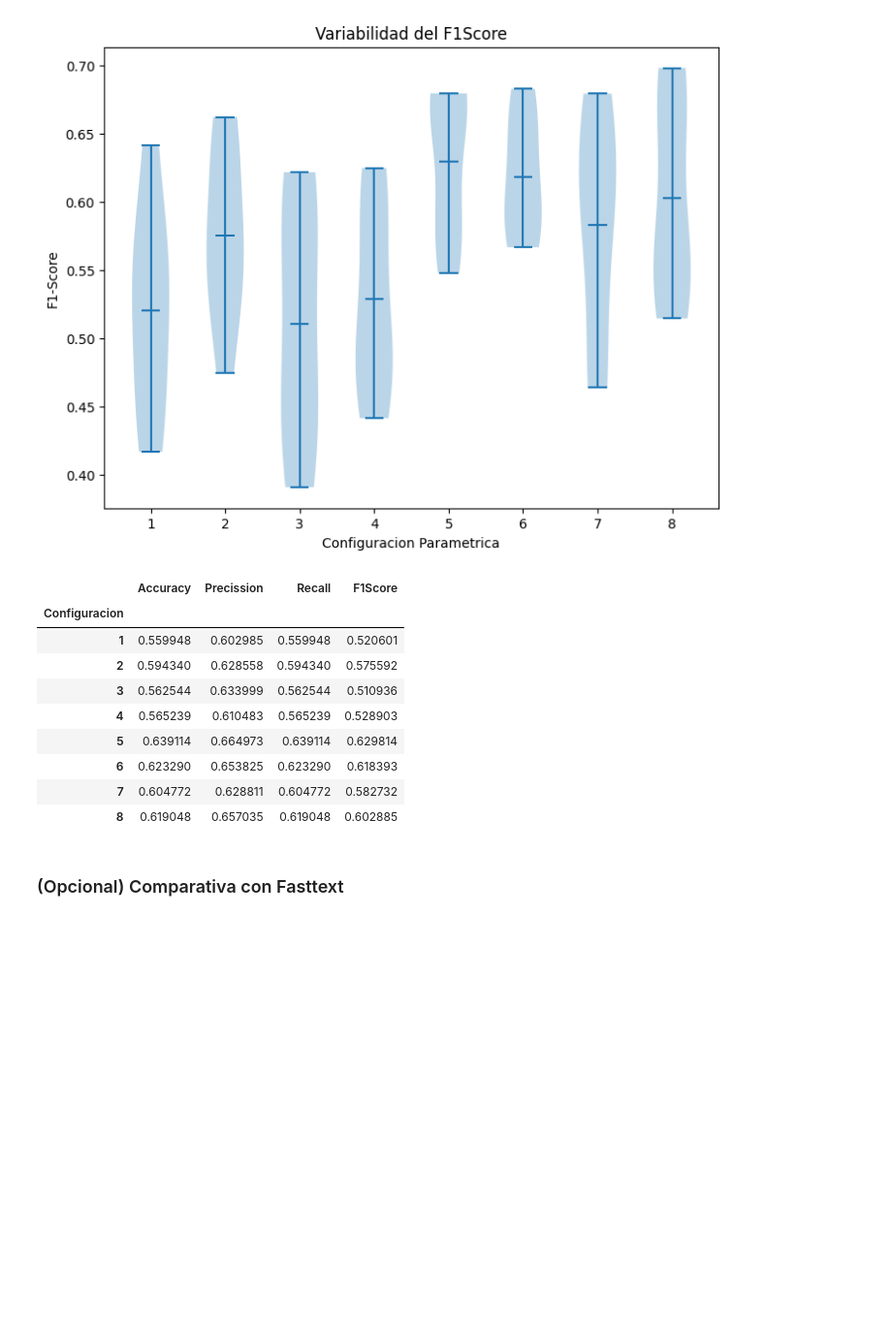
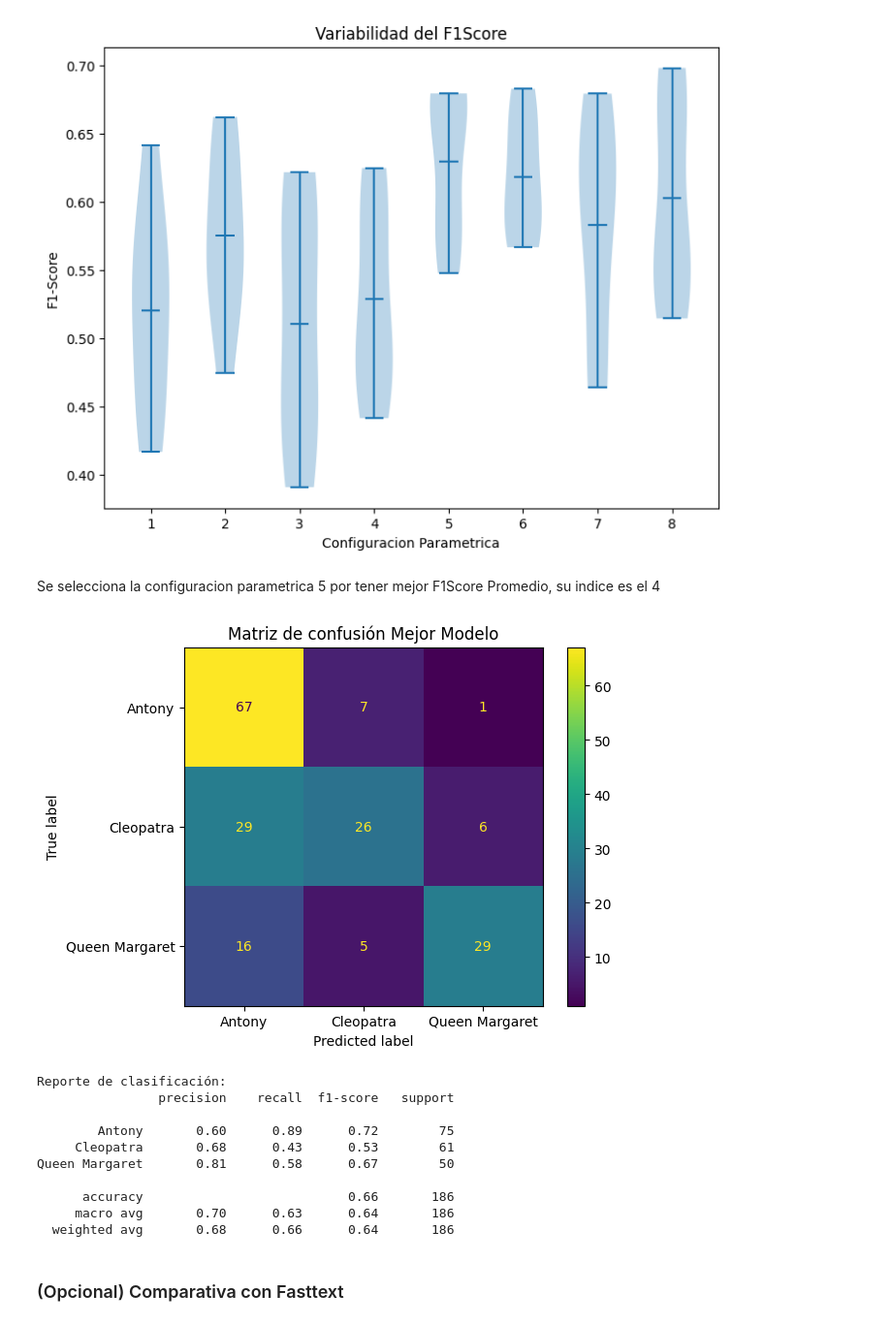
Before and after one commit to lupish/introcd_grupo_17, a Jupyter notebook: Tarea_2/shakespeare_tarea_2.ipynb, the cells around one changed output. Shown at 97% size. Drawn from its saved outputs; the diff is of its cells as text; code cells hidden in the pictures; blank space fills up the shorter version.

Commit message:
Se entrena y corre el mejor modelo imprmiendo y ploteando los resultados.

```diff
--- a/Tarea_2/shakespeare_tarea_2.ipynb
+++ b/Tarea_2/shakespeare_tarea_2.ipynb
@@ -738,16 +738,5 @@ plt.ylabel('F1-Score')
 plt.show()
 # %% [output]
 [figure]
-# %%
-df_reporte.groupby(['Configuracion']).mean()[['Accuracy', 'Precission','Recall', 'F1Score']]
-# %% [output]
-|  | Accuracy | Precission | Recall | F1Score |
-| Configuracion |  |  |  |  |
-| 1 | 0.559948 | 0.602985 | 0.559948 | 0.520601 |
-| 2 | 0.594340 | 0.628558 | 0.594340 | 0.575592 |
-| 3 | 0.562544 | 0.633999 | 0.562544 | 0.510936 |
-| 4 | 0.565239 | 0.610483 | 0.565239 | 0.528903 |
-| 5 | 0.639114 | 0.664973 | 0.639114 | 0.629814 |
-| 6 | 0.623290 | 0.653825 | 0.623290 | 0.618393 |
-| 7 | 0.604772 | 0.628811 | 0.604772 | 0.582732 |
-| 8 | 0.619048 | 0.657035 | 0.619048 | 0.602885 |
+# %% [markdown]
+Se selecciona la configuracion parametrica 5 por tener mejor F1Score Promedio, su indice es el 4
@@ -754,3 +774,40 @@ df_reporte.groupby(['Configuracion']).mean()[['Accuracy', 'Precission','Recall',
+# %%
+testing = False
+#Obtenemos las metricas
+acc = get_accuracy(y_test, y_pred_best_test)
+prec = precision_score(y_test, y_pred_best_test, average='weighted')
+rec = recall_score(y_test, y_pred_best_test, average='weighted')
+fscore = f1_score (y_test, y_pred_best_test, average='weighted')
+
+
+#df_reporte= pd.DataFrame(data=reporte, columns=['Configuracion', 'Fold','Accuracy', 'Precission','Recall', 'F1Score'])
+if testing:
+    print({"Accuracy: ": acc})
+    print({"Precission: ": prec})
+    print({"Recall: ": rec})
+    print({"F1Score: ": fscore})
+
+# matriz de confusion
+cm_display = ConfusionMatrixDisplay.from_estimator(bayes_clf, X_test_best_tfidf, y_test,)
+plt.title("Matriz de confusión Mejor Modelo")
+plt.show()
+
+# Reporte de clasificacion
+reporte_clasificacion = classification_report(y_test, y_pred_best_test)
+print("Reporte de clasificación Mejor Modelo:")
+print(reporte_clasificacion)
+# %% [output]
+[figure, added]
+Reporte de clasificación:
+                precision    recall  f1-score   support
+
+        Antony       0.60      0.89      0.72        75
+     Cleopatra       0.68      0.43      0.53        61
+Queen Margaret       0.81      0.58      0.67        50
+
+      accuracy                           0.66       186
+     macro avg       0.70      0.63      0.64       186
+  weighted avg       0.68      0.66      0.64       186
 # %% [markdown]
 ### (Opcional) Comparativa con Fasttext
 # %%
```
Also changed, not shown: parts of 1 cell of this notebook.
